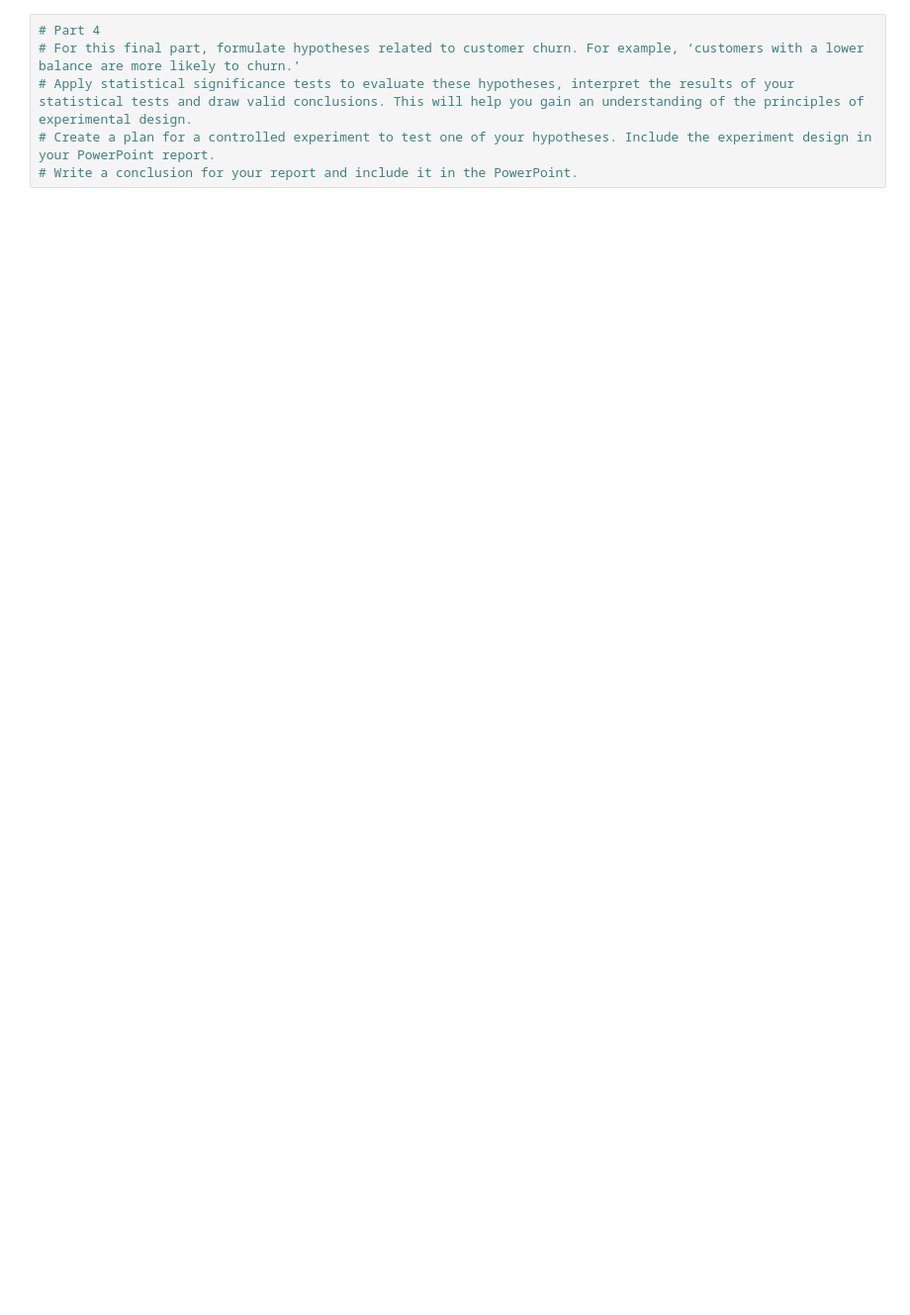
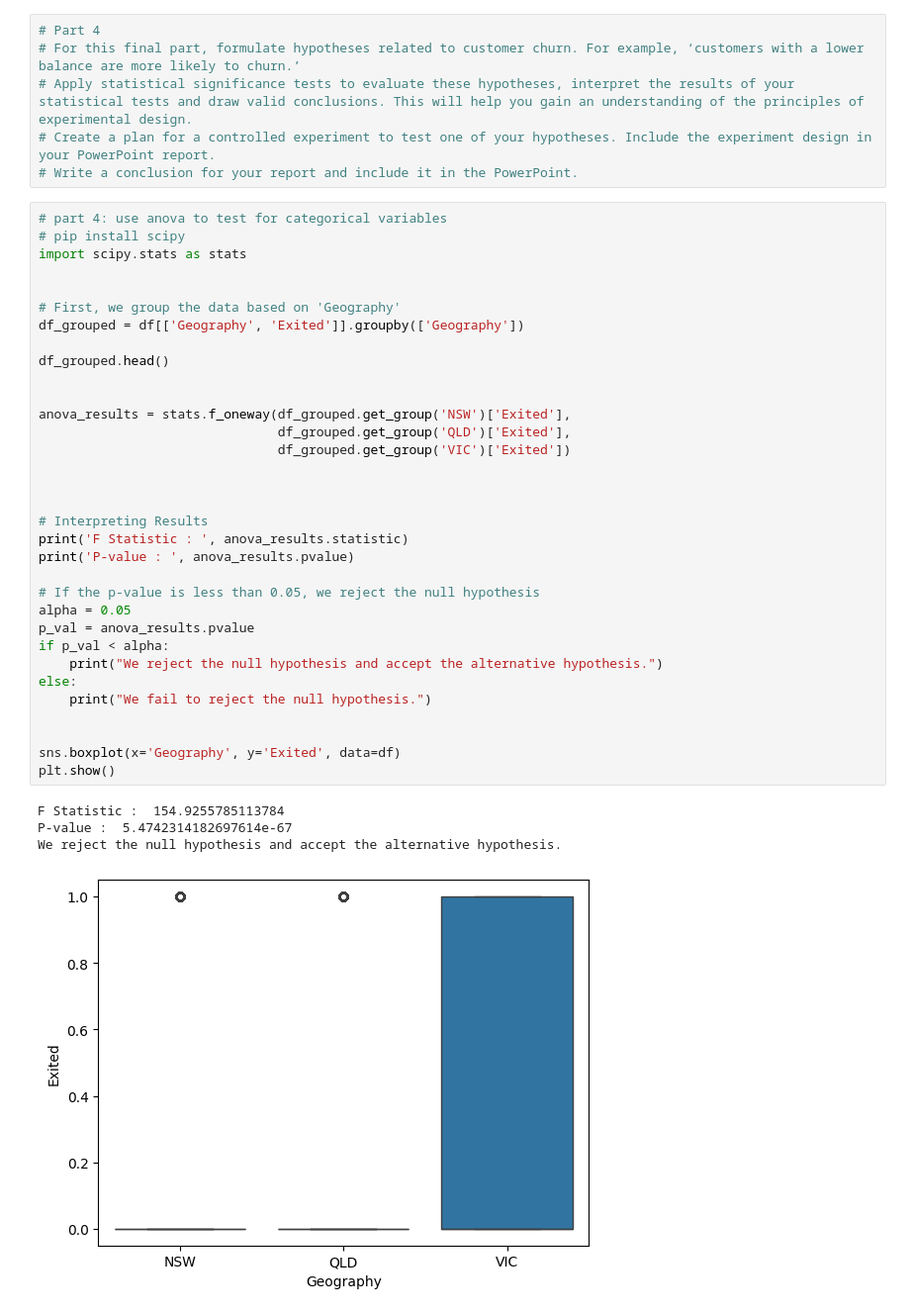
Before and after one commit to structuredcreations/Investment_Selector, a Jupyter notebook: _0_Mentum_Assignment.ipynb, the cells around one changed output. Shown at 99% size. Drawn from its saved outputs; the diff is of its cells as text; blank space fills up the shorter version.

```diff
--- a/_0_Mentum_Assignment.ipynb
+++ b/_0_Mentum_Assignment.ipynb
@@ -229,3 +338,41 @@ plt.show()
 # Apply statistical significance tests to evaluate these hypotheses, interpret the results of your statistical tests and draw valid conclusions. This will help you gain an understanding of the principles of experimental design.
 # Create a plan for a controlled experiment to test one of your hypotheses. Include the experiment design in your PowerPoint report.
 # Write a conclusion for your report and include it in the PowerPoint.
+# %%
+# part 4: use anova to test for categorical variables
+# pip install scipy
+import scipy.stats as stats
+
+
+# First, we group the data based on 'Geography'
+df_grouped = df[['Geography', 'Exited']].groupby(['Geography'])
+
+df_grouped.head()
+
+
+anova_results = stats.f_oneway(df_grouped.get_group('NSW')['Exited'],
+                               df_grouped.get_group('QLD')['Exited'],
+                               df_grouped.get_group('VIC')['Exited'])
+
+
+
+# Interpreting Results
+print('F Statistic : ', anova_results.statistic)
+print('P-value : ', anova_results.pvalue)
+
+# If the p-value is less than 0.05, we reject the null hypothesis
+alpha = 0.05
+p_val = anova_results.pvalue
+if p_val < alpha:
+    print("We reject the null hypothesis and accept the alternative hypothesis.")
+else:
+    print("We fail to reject the null hypothesis.")
+
+
+sns.boxplot(x='Geography', y='Exited', data=df)
+plt.show()
+# %% [output]
+F Statistic :  154.9255785113784
+P-value :  5.4742314182697614e-67
+We reject the null hypothesis and accept the alternative hypothesis.
+[figure, added]
```
Also changed, not shown: parts of 7 cells of this notebook.
